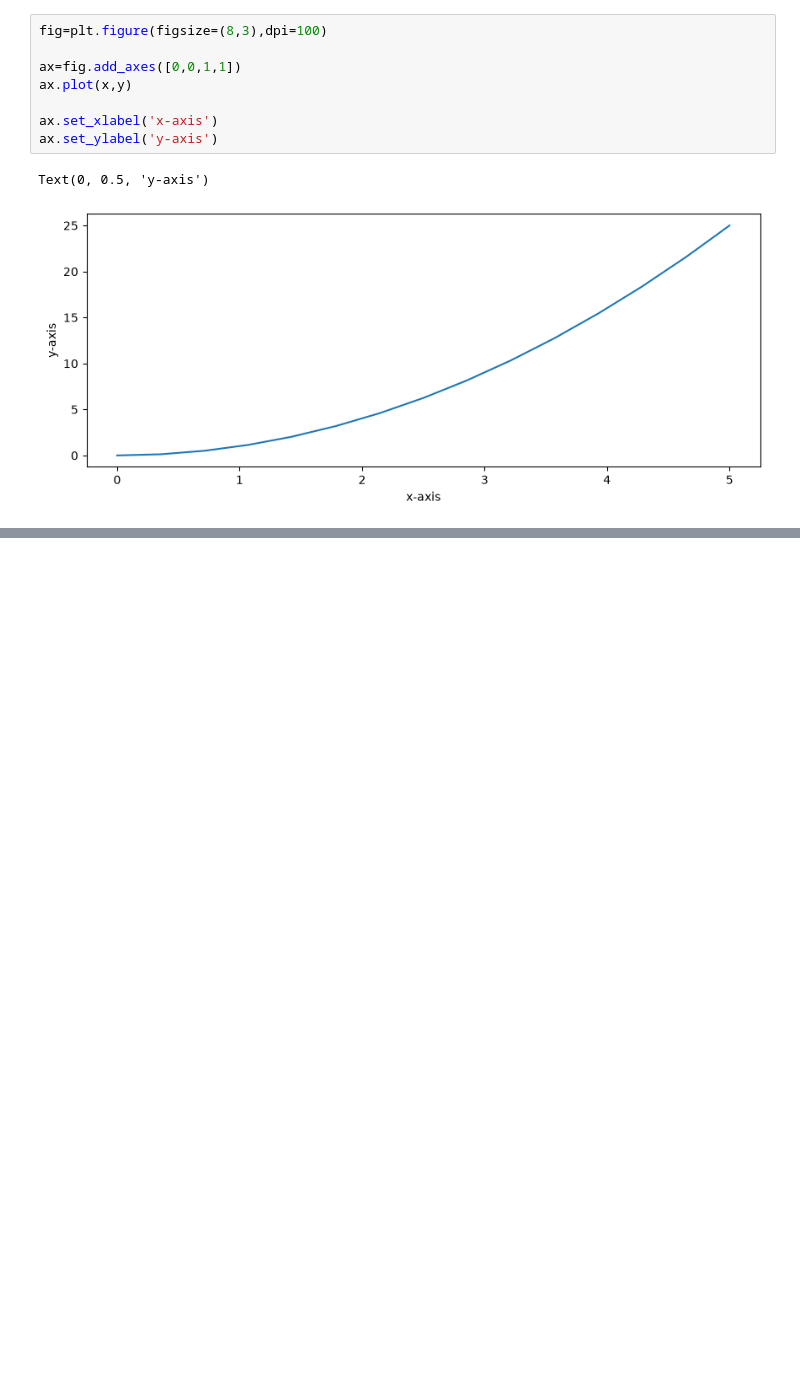
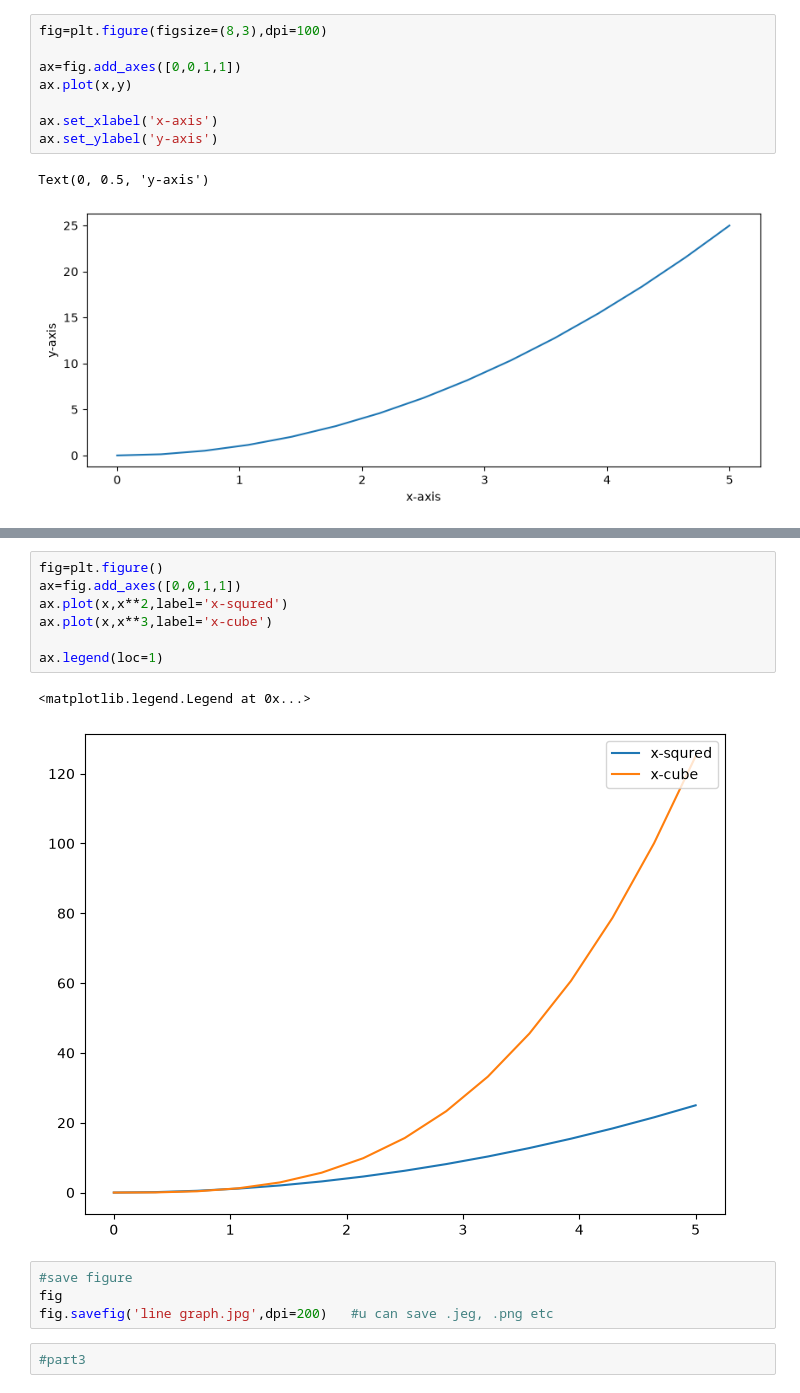
Before and after one commit to mdkaifsiddique/Data-analysis-with-Python, a Jupyter notebook: Matplotlib.ipynb, the cells around one changed output, grey strips where cells are left out. Saved outputs shown, nothing was run; the diff lists cells and outputs as text; blank space fills up the shorter version.

```diff
--- a/Matplotlib.ipynb
+++ b/Matplotlib.ipynb
@@ -131,0 +150,16 @@ fig,axes=plt.subplots(nrows=2
+# %%
+fig=plt.figure()
+ax=fig.add_axes([0,0,1,1])
+ax.plot(x,x**2,label='x-squred')
+ax.plot(x,x**3,label='x-cube')
+
+ax.legend(loc=1)
+# %% [output]
+<matplotlib.legend.Legend at 0x...>
+[figure, added]
+# %%
+#save figure
+fig
+fig.savefig('line graph.jpg',dpi=200)   #u can save .jeg, .png etc
+# %%
+#part3
```
Also changed, not shown: parts of 3 cells of this notebook, 2 other files.
